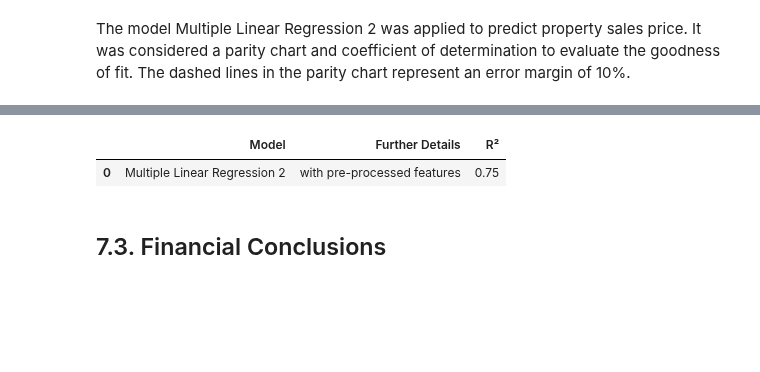
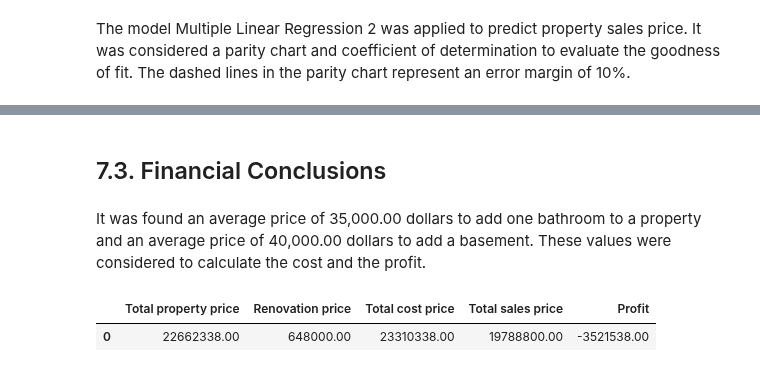
Before and after one commit to lucasquemelli/House_Rocket_Machine_Learning, a Jupyter notebook: House_Rocket_ML.ipynb, the cells around one changed output, grey strips where cells are left out. Saved outputs shown, nothing was run; the diff lists cells and outputs as text; code cells hidden in the pictures; blank space fills up the shorter version.

```diff
--- a/House_Rocket_ML.ipynb
+++ b/House_Rocket_ML.ipynb
@@ -1496,9 +1496,9 @@ if __name__ == '__main__':
 
   linear_regression = define_model()
 
-  estimator_lr = fit_model(x_train, y_train)
+  estimator_lr = fit_model(x_train_scaled, y_train)
 
-  predictions_lr_train, predictions_lr_test = predict_values(x_train, x_test)
+  predictions_lr_train, predictions_lr_test = predict_values(x_train_scaled, x_test_scaled)
 
   r2_train, r2_test, rmse_test, mae_test, mape_test, cv = calculate_scores(y_train, predictions_lr_train, y_test, predictions_lr_test, data_analysis)
 
@@ -2409,7 +2364,4 @@ if __name__ == '__main__':
-# %%
-evaluation
-# %% [output]
-|  | Model | Further Details | R² |
-| 0 | Multiple Linear Regression 2 | with pre-processed features | 0.75 |
 # %% [markdown]
 ## 7.3. Financial Conclusions
+# %% [markdown]
+It was found an average price of 35,000.00 dollars to add one bathroom to a property and an average price of 40,000.00 dollars to add a basement. These values were considered to calculate the cost and the profit.
@@ -2415,0 +2418,5 @@ evaluation
+# %%
+financial
+# %% [output]
+|  | Total property price | Renovation price | Total cost price | Total sales price | Profit |
+| 0 | 22662338.00 | 648000.00 | 23310338.00 | 19788800.00 | -3521538.00 |
```
Also changed, not shown: parts of 12 cells of this notebook.
